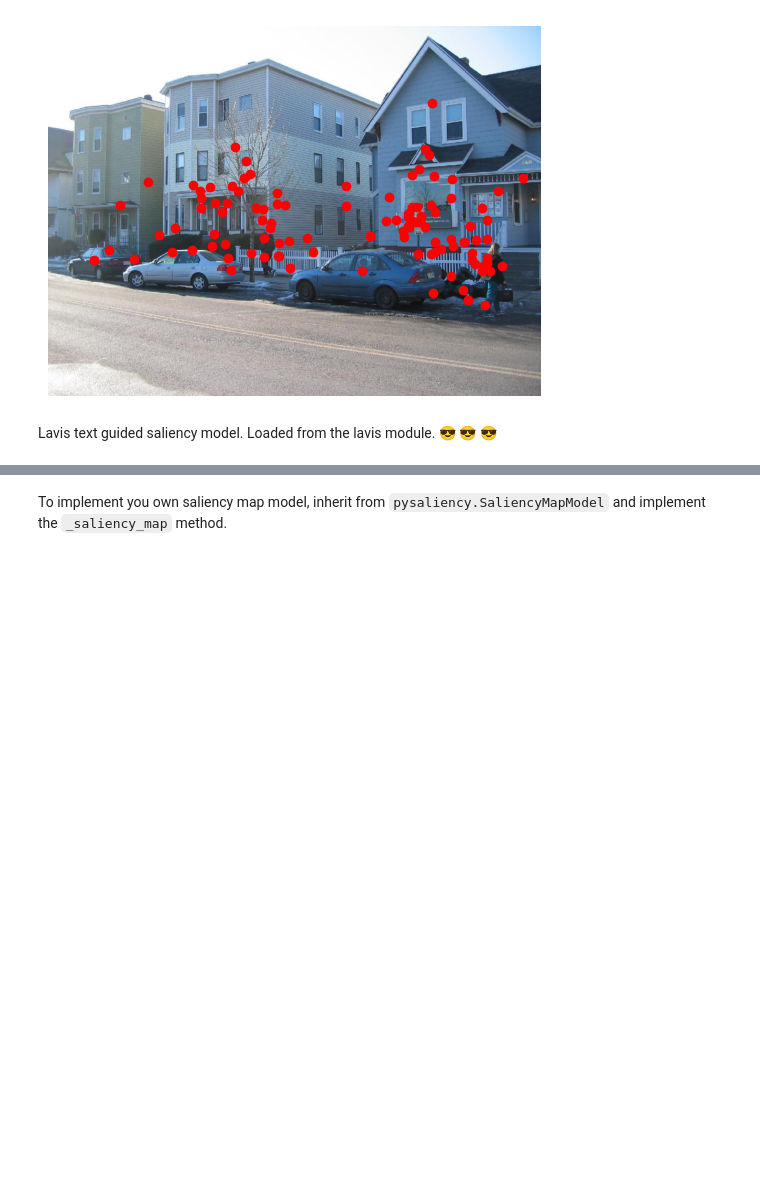
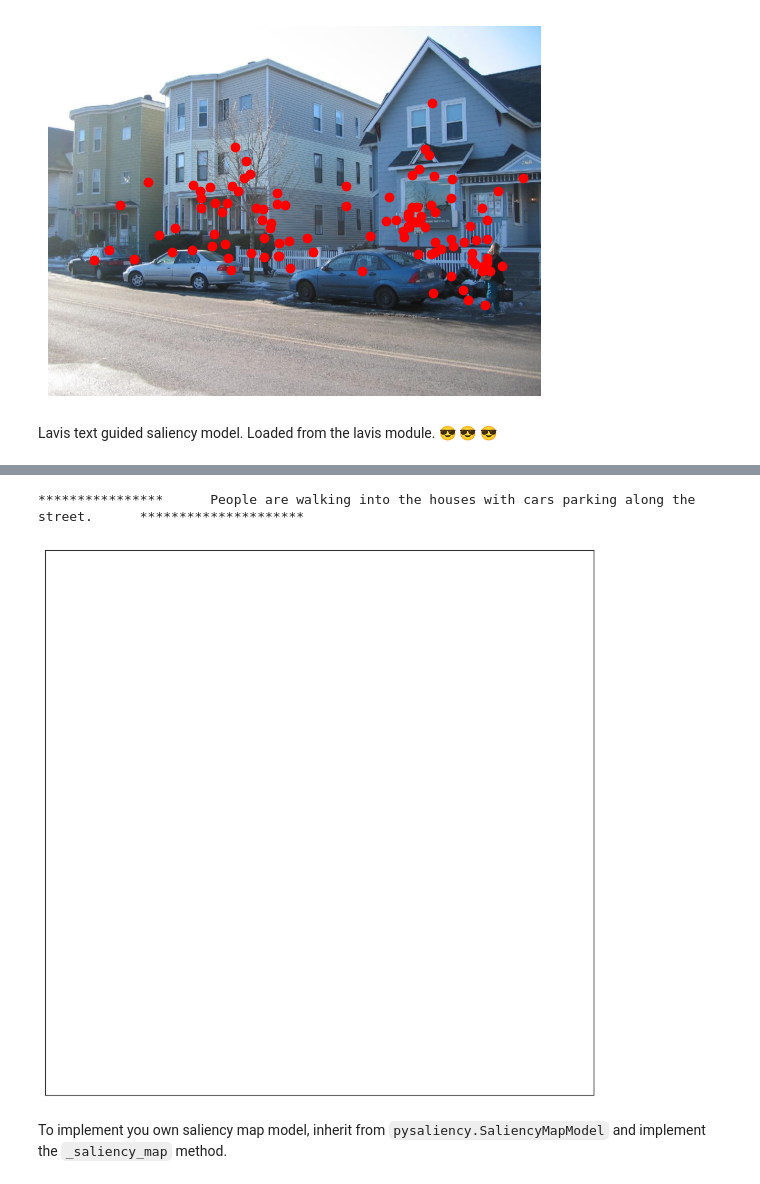
Before and after one commit to Learner209/text-guided-saliency, a Jupyter notebook: pysaliency/notebooks/exp.ipynb, the cells around one changed output, grey strips where cells are left out. Cells and saved outputs as stored; diff of their text form; code cells hidden in the pictures; blank space fills up the shorter version.

```diff
--- a/pysaliency/notebooks/exp.ipynb
+++ b/pysaliency/notebooks/exp.ipynb
@@ -177,55 +136,55 @@ import numpy as np
 
 class LavisTextGuidedSaliencyModel(pysaliency.SaliencyMapModel):
 
+    def __init__(self, cache_location=None, caching=True, memory_cache_size=None):
+        super().__init__(cache_location, caching, memory_cache_size)
+        self.device = torch.device("cuda" if torch.cuda.is_available() else "cpu")
+        self.model, self.vis_processors, self.text_processors = load_model_and_preprocess("blip_image_text_matching", "large", device=self.device, is_eval=True)
+
     def _saliency_map(self, stimulus, text_description="People are walking into the houses with cars parking along the street."):
-        # plt.show(stimulus)
+        print(f"****************      {text_description}      *********************")
         return self.evaluate_saliency_map(stimulus[...,:3], "large", text_description)
 
     def evaluate_saliency_map(self, raw_image, model_path, caption, block_num=7, dst_w=720):
-        # Setup device to use
-        device = torch.device("cuda" if torch.cuda.is_available() else "cpu")
-        # Load model and preprocessors
-        model, vis_processors, text_processors = load_model_and_preprocess("blip_image_text_matching", model_path, device=device, is_eval=True)
-        print(raw_image.shape, raw_image.dtype, np.max(raw_image), np.min(raw_image))
+        # print(raw_image.shape, raw_image.dtype, np.max(raw_image), np.min(raw_image))
         raw_image = Image.fromarray(np.uint8(raw_image)).convert('RGB')
-        # raw_image.show()
-        # Plot utilities for GradCam
-        w, h = raw_image.size
-        scaling_factor = dst_w / w
-        resized_img = raw_image.resize((int(w * scaling_factor), int(h * scaling_factor)))
-        norm_img = np.float32(resized_img) / 255
+        norm_img = np.float32(raw_image) / 255
 
         # Preprocess image and text inputs
-        img = vis_processors["eval"](raw_image).unsqueeze(0).to(device)
-        txt = text_processors["eval"](caption)
+        img = self.vis_processors["eval"](raw_image).unsqueeze(0).to(self.device)
+        txt = self.text_processors["eval"](caption)
 
         # Compute GradCam
-        txt_tokens = model.tokenizer(txt, return_tensors="pt").to(device)
-        gradcam, _ = compute_gradcam(model, img, txt, txt_tokens, block_num=block_num)
+        txt_tokens = self.model.tokenizer(txt, return_tensors="pt").to(self.device)
+        gradcam, _ = compute_gradcam(self.model, img, txt, txt_tokens, block_num=block_num)
 
         # Average GradCam for the full image
-        avg_gradcam = getAttMap(norm_img, gradcam[0][1], blur=True)
+        avg_gradcam = getAttMap(norm_img, gradcam[0][1], blur=True, overlap=False)
 
         fig, ax = plt.subplots(1, 1, figsize=(10, 10))
-        ax.imshow(avg_gradcam)
+        # ax.imshow(avg_gradcam)
         ax.set_yticks([])
         ax.set_xticks([])
 
-        # GradCam for each token
-        num_image = len(txt_tokens.input_ids[0]) - 2
-        fig, ax = plt.subplots(num_image, 1, figsize=(15, 5 * num_image))
+        # num_image = len(txt_tokens.input_ids[0]) - 2
+        # fig, ax = plt.subplots(num_image, 1, figsize=(15, 5 * num_image))
 
-        gradcam_iter = iter(gradcam[0][2:-1])
-        token_id_iter = iter(txt_tokens.input_ids[0][1:-1])
+        # gradcam_iter = iter(gradcam[0][2:-1])
+        # token_id_iter = iter(txt_tokens.input_ids[0][1:-1])
 
-        for i, (gradcam, token_id) in enumerate(zip(gradcam_iter, token_id_iter)):
-            word = model.tokenizer.decode([token_id])
-            gradcam_image = getAttMap(norm_img, gradcam, blur=True)
-            ax[i].imshow(gradcam_image)
-            ax[i].set_yticks([])
-            ax[i].set_xticks([])
-            ax[i].set_xlabel(word)
+        # for i, (gradcam, token_id) in enumerate(zip(gradcam_iter, token_id_iter)):
+        #     word = model.tokenizer.decode([token_id])
+        #     gradcam_image = getAttMap(norm_img, gradcam, blur=True)
+        #     ax[i].imshow(gradcam_image)
+        #     ax[i].set_yticks([])
+        #     ax[i].set_xticks([])
+        #     ax[i].set_xlabel(word)
 
-        plt.show()
+        # plt.show()
+        # print(avg_gradcam.shape, avg_gradcam.dtype, np.max(avg_gradcam), np.min(avg_gradcam))
         return avg_gradcam
+
+
+model: pysaliency.SaliencyMapModel = LavisTextGuidedSaliencyModel()
+smap = model.saliency_map(mit_stimuli[10])
 # %% [output]
@@ -234,3 +197,5 @@ To enable them in other operations, rebuild TensorFlow with the appropriate comp
+****************      People are walking into the houses with cars parking along the street.      *********************
+[figure, added]
 # %%
 import matplotlib.pyplot as plt
 import numpy as np
```
Also changed, not shown: parts of 12 cells of this notebook, 9 other files.
